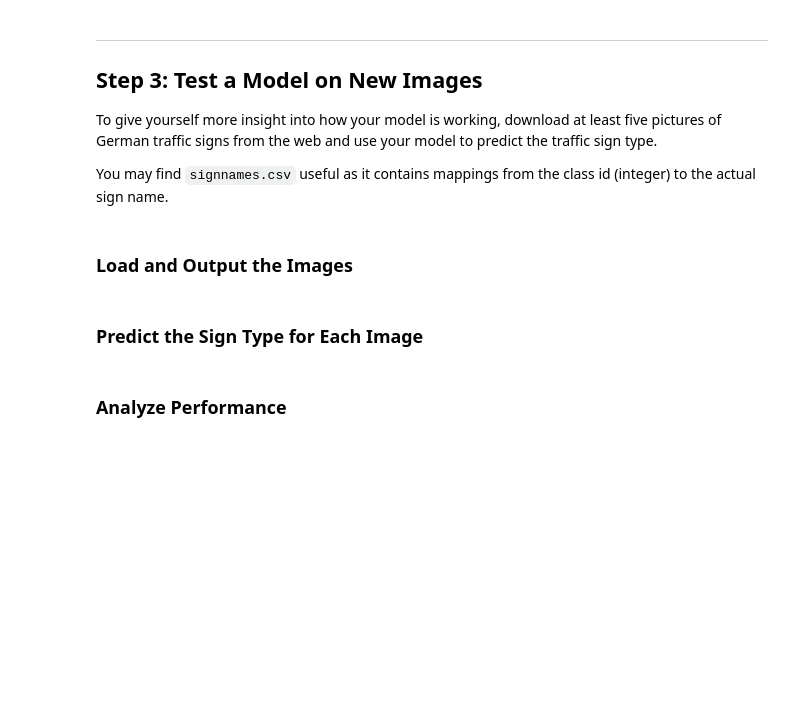
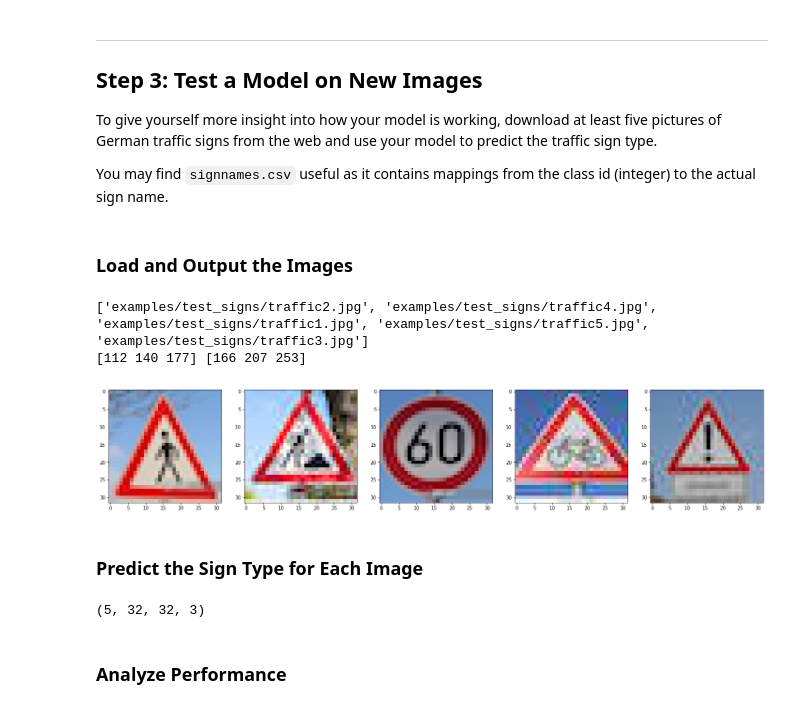
Before and after one commit to Ossenx/traffic-sign-classifier, a Jupyter notebook: Traffic_Sign_Classifier.ipynb, the cells around one changed output. Saved outputs shown, nothing was run; the diff lists cells and outputs as text; code cells hidden in the pictures; blank space fills up the shorter version.

```diff
--- a/Traffic_Sign_Classifier.ipynb
+++ b/Traffic_Sign_Classifier.ipynb
@@ -159,8 +173,8 @@ X_valid = (X_valid - valid_min)/(valid_max-valid_min)
 ### Define your architecture here.
 ### Feel free to use as many code cells as needed.
 import tensorflow as tf
-EPOCHS = 100
-BATCH_SIZE = 256
+EPOCHS = 200
+BATCH_SIZE = 128
 # %%
 from tensorflow.contrib.layers import flatten
 
@@ -204,6 +218,9 @@ def TheNetwork(x):
     # Activate fully connected
     fc1_W = tf.nn.relu(fc1)
 
+    # Dropout
+    fc1 = tf.nn.dropout(fc1, keep_prob)
+
     # Second fully connected layer
     fc2_W = tf.Variable(tf.truncated_normal(shape=(122, 84), mean = mu, stddev = sigma))
     fc2_b = tf.Variable(tf.zeros(84))
@@ -212,10 +229,14 @@ def TheNetwork(x):
     # Activation
     fc2 = tf.nn.relu(fc2)
 
+    # Droupout 2
+    fc2 = tf.nn.dropout(fc2, keep_prob)
+
     #Final layer
     fc3_W = tf.Variable(tf.truncated_normal(shape=(84, 43)))
     fc3_b = tf.Variable(tf.zeros(43))
     logits = tf.matmul(fc2, fc3_W) + fc3_b
+    logits = tf.nn.dropout(logits, keep_prob)
 
     return logits
 # %% [markdown]
@@ -232,5 +253,6 @@ sets imply underfitting. A high accuracy on the training set but low accuracy on
 
 x = tf.placeholder(tf.float32, (None, 32, 32, 3))
 y = tf.placeholder(tf.int32, (None))
+keep_prob = tf.placeholder(tf.float32)
 one_hot_y = tf.one_hot(y, 43)
 # %%
@@ -297,31 +341,44 @@ You may find `signnames.csv` useful as it contains mappings from the class id (i
 # %%
 ### Load the images and plot them here.
 ### Feel free to use as many code cells as needed.
+import glob
 import os
 import cv2
 import matplotlib.image as mpimg
 import matplotlib.pyplot as plt
 %matplotlib inline
 
 #data = np.array([mpimg.imread('./examples/test_signs/' + name) for name in os.listdir('./examples/test_signs/')], dtype=np.float64)
 #data = np.array([i*np.ones((32, 32, 3)) for i in range(5)], dtype=np.float64)
-image_paths = [
-    'examples/test_signs/traffic1.jpg',
-    'examples/test_signs/traffic2.jpg',
-    'examples/test_signs/traffic3.jpg',
-    'examples/test_signs/traffic4.jpg',
-    'examples/test_signs/traffic5.jpg'
-]
+image_paths = glob.glob('examples/test_signs/*.jpg')
+def read_image(image_path):
+    image = cv2.cvtColor(cv2.imread(image_path), cv2.COLOR_BGR2RGB)
+    return np.array(image)
+print(image_paths)
+web_examples = np.array([read_image(path) for path in image_paths])
+#web_labels = np.array([3, 27, 18, 25, 29])
+web_labels = np.array([27, 25, 3, 29, 18])
 
-def read_image(image_path):
-    image = cv2.imread(image_path, cv2.IMREAD_COLOR)
 
-    return np.array(image)
+def draw_images(data, row_len=5, cmap=None):
+    for offset in range(0, len(data), row_len):
+        batch = data[offset:offset + row_len]
+        fig = plt.figure(figsize = (25, 5))
+        for i in range(len(batch)):
+            axis = fig.add_subplot(1, len(batch), i + 1)
+            if web_labels[offset+1] < len(web_examples):
+                axis.set_title(web_labels[offset+i])
+            image = batch[i]
+            if cmap == None: axis.imshow(image)
+            else: axis.imshow(image.squeeze(), cmap=cmap)
+        plt.show()
 
-web_examples = np.array([read_image(path) for path in image_paths])
-web_labels = np.array([3, 27, 18, 25, 29])
-print(web_labels[1], 'y', y_test[1])
-print(web_examples.shape)
+print(web_examples[0][2][2], web_examples[1][2][2])
+draw_images(web_examples)
+# %% [output]
+['examples/test_signs/traffic2.jpg', 'examples/test_signs/traffic4.jpg', 'examples/test_signs/traffic1.jpg', 'examples/test_signs/traffic5.jpg', 'examples/test_signs/traffic3.jpg']
+[112 140 177] [166 207 253]
+[figure, added]
 # %% [markdown]
 ### Predict the Sign Type for Each Image
 # %%
@@ -330,11 +387,10 @@ print(web_examples.shape)
 ### Feel free to use as many code cells as needed.
 
 # Preprocess
-web_min = web_examples.min(axis=(1, 2, 3), keepdims=True)
-web_max = web_examples.max(axis=(1, 2, 3), keepdims=True)
-web_examples = (web_examples - web_min)/(web_max-web_min)
-
+web_examples = preprocess_data(web_examples)
 print(web_examples.shape)
+# %% [output]
+(5, 32, 32, 3)
 # %% [markdown]
 ### Analyze Performance
 # %%
```
Also changed, not shown: parts of 10 cells of this notebook.
